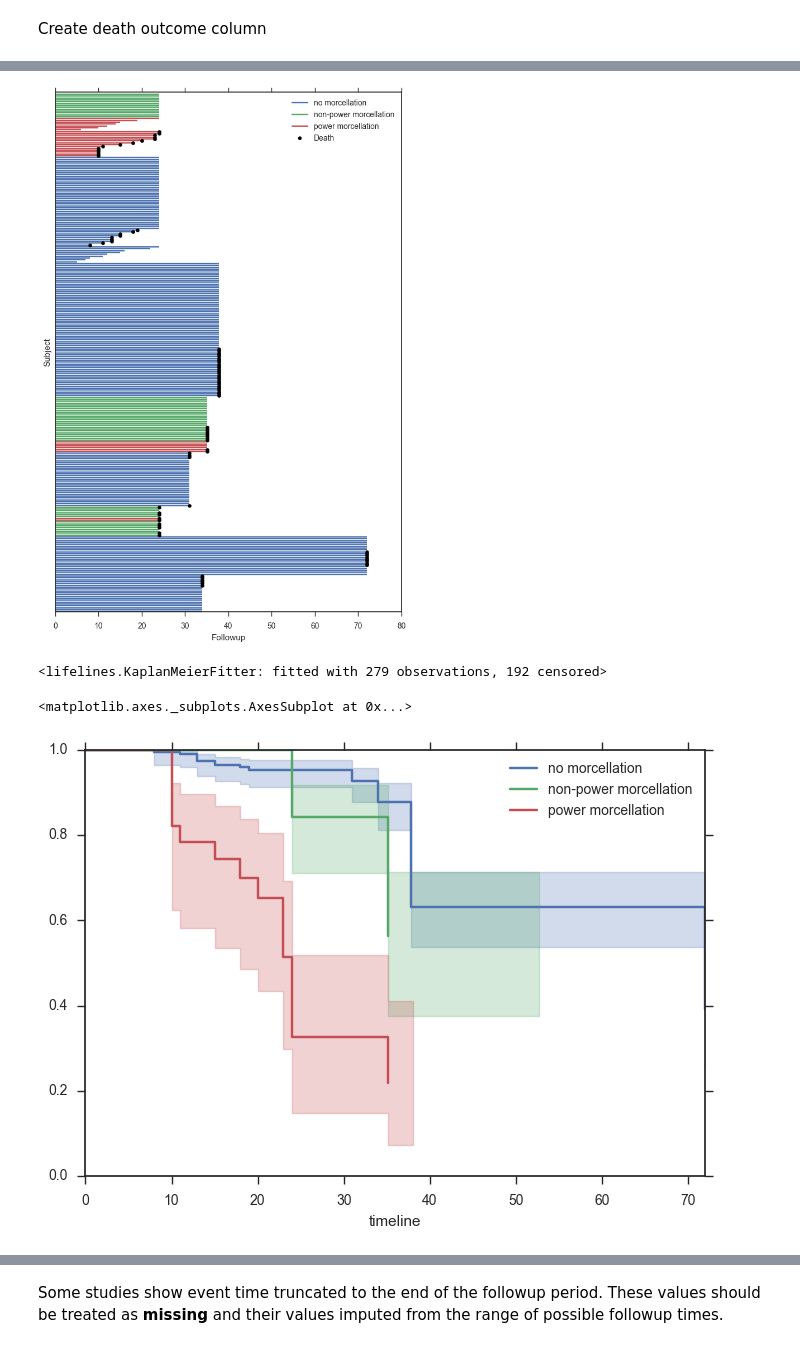
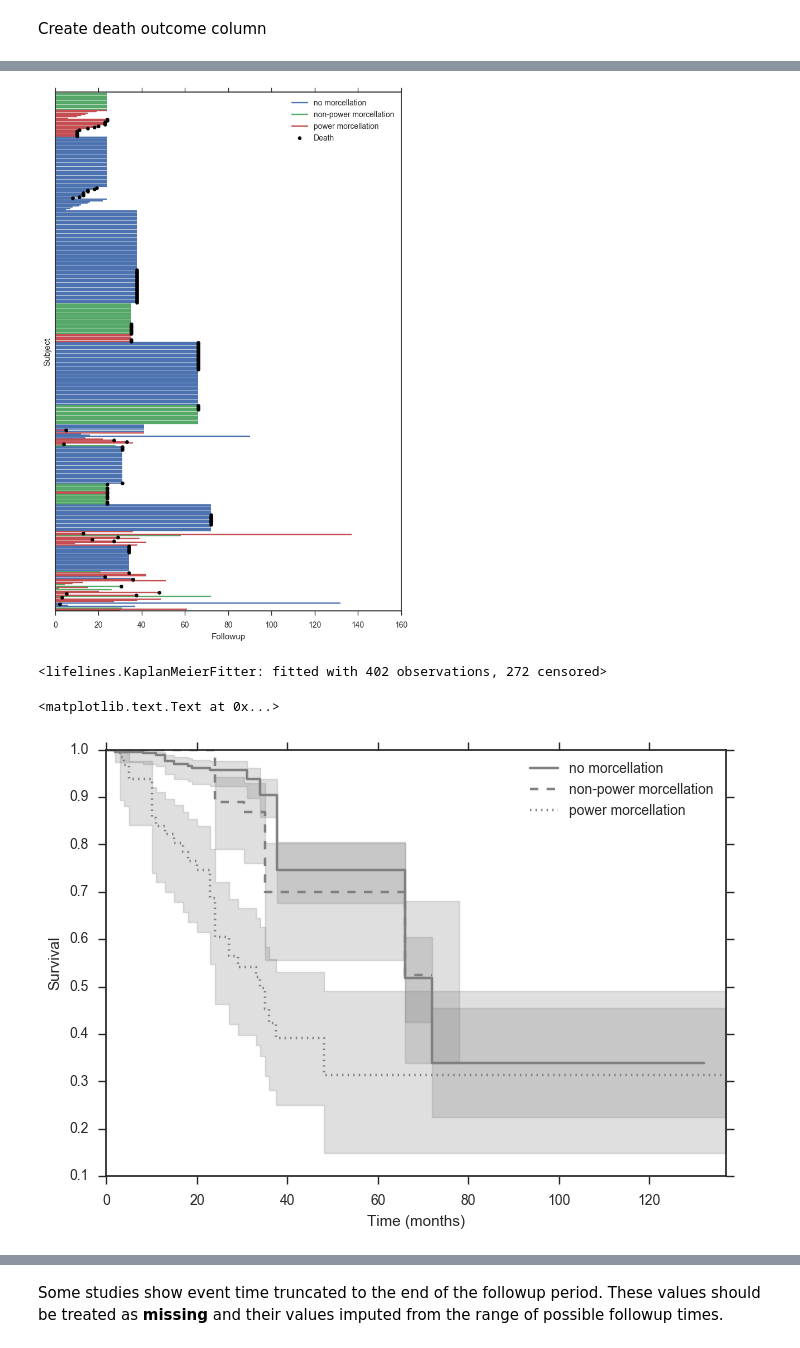
Before and after one commit to VanderbiltPopHealthSci/uterine_fibroids_MA, a Jupyter notebook: Key Question 4 Meta-analysis.ipynb, the cells around one changed output, grey strips where cells are left out. Drawn from its saved outputs; the diff is of its cells as text; code cells hidden in the pictures.

Commit message:
Current runs of all models; updated data

```diff
--- a/Key Question 4 Meta-analysis.ipynb
+++ b/Key Question 4 Meta-analysis.ipynb
@@ -16,7 +16,7 @@ sns.set_style("ticks")
 Import relevant data from KQ4 spreadsheet.
 # %%
 keep_columns = ['Author', 'Year', 'Refid', 'Pre-op', 'Initial Surgery', 'Morcellation',
-       'Power', 'Upstaged', 'Months follow-up',
+       'Power', 'Upstaged', 'Months follow-up', 'First_\nstaging',
        'Median_\nFUP_time', 'Range_\nFUP_Time', 'Outcome', 'Age',
        'Menopausal Status', 'Lost_to_Fup', 'Include', 'Inclusion staging criteria restricted or not (y/n)']
 
@@ -36,2 +34,9 @@ Drop excludes (rows colored yellow in the spreadsheet, or those with "lost_to_fu
 # %%
-kq4_data = kq4_data[(kq4_data.include==1) & (kq4_data.lost_to_fup!='yes')].drop(['include', 'lost_to_fup'], axis=1)
+benign = kq4_data.preop=='Benign'
+not_benign_and_stage1 = (kq4_data.preop!='Benign') & (kq4_data['first_\nstaging']=='I')
+not_yellow = (kq4_data.include==1)
+not_lost = kq4_data.lost_to_fup!='yes'
+
+kq4_data = kq4_data[not_lost
+                    & not_yellow
+                    & (benign | not_benign_and_stage1)].drop(['include', 'lost_to_fup'], axis=1)
@@ -88,9 +90,4 @@ kq4_data.groupby('refid').year.max().value_counts()
 Name: year, dtype: int64
-# %%
-stage1_only = True
-
-if stage1_only:
-    kq4_data = kq4_data[kq4_data.stage_include=='Yes']
 # %% [markdown]
 Drop those with missing `power` or `morcellation` covariates. Perhaps we can impute later.
 # %%
@@ -215,31 +215,31 @@ ax.set_ylim(-0.25, n_patients + 0.25)
 
 ax.legend(loc='upper right');
 # %% [output]
-[figure, old version]
+[figure, new version]
 # %%
 from lifelines import KaplanMeierFitter
 kmf = KaplanMeierFitter()
 # %%
 kmf.fit(kq4_data.fup_months, event_observed=kq4_data.died)
 # %% [output]
-<lifelines.KaplanMeierFitter: fitted with 279 observations, 192 censored>
+<lifelines.KaplanMeierFitter: fitted with 402 observations, 272 censored>
 # %%
 time = kq4_data.fup_months
 event = event_observed=kq4_data.died
 ix0 = kq4_data.morcellation=='no'
 ix1 = (kq4_data.morcellation=='yes') & (kq4_data.power=='no')
 ix2 = (kq4_data.morcellation=='yes') & (kq4_data.power=='yes')
 
-
-
 kmf.fit(time[ix0], event[ix0], label='no morcellation')
-ax = kmf.plot()
+ax = kmf.plot(color='grey')
 
 kmf.fit(time[ix1], event[ix1], label='non-power morcellation')
-kmf.plot(ax=ax)
+kmf.plot(ax=ax, ls='dashed', color='grey')
 
 kmf.fit(time[ix2], event[ix2], label='power morcellation')
-kmf.plot(ax=ax)
+kmf.plot(ax=ax, ls='dotted', color='grey')
+ax.set_xlabel('Time (months)')
+ax.set_ylabel('Survival')
 # %% [output]
-<matplotlib.axes._subplots.AxesSubplot at 0x...>
+<matplotlib.text.Text at 0x...>
-[figure, old version]
+[figure, new version]
```
Also changed, not shown: parts of 50 cells of this notebook, 7 other files.
